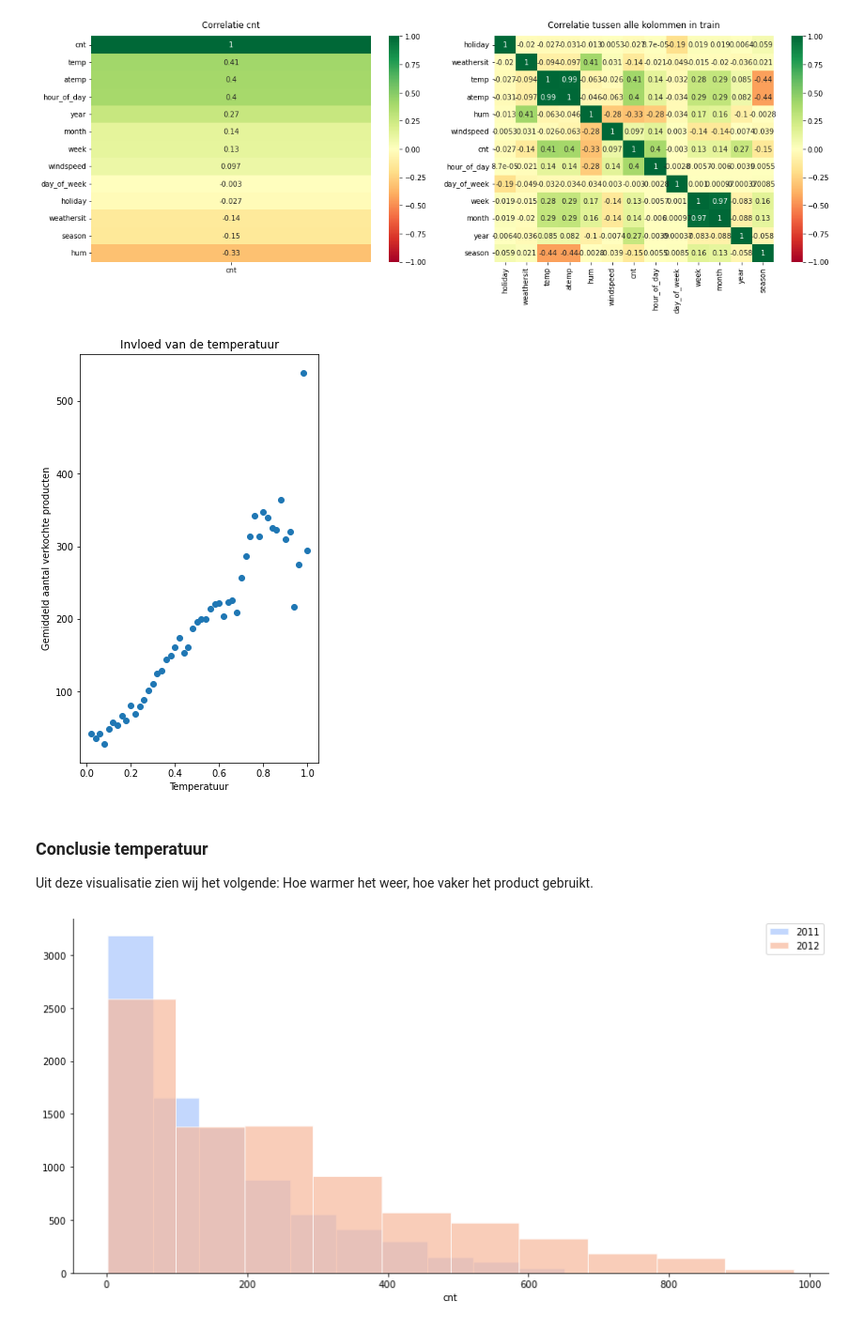
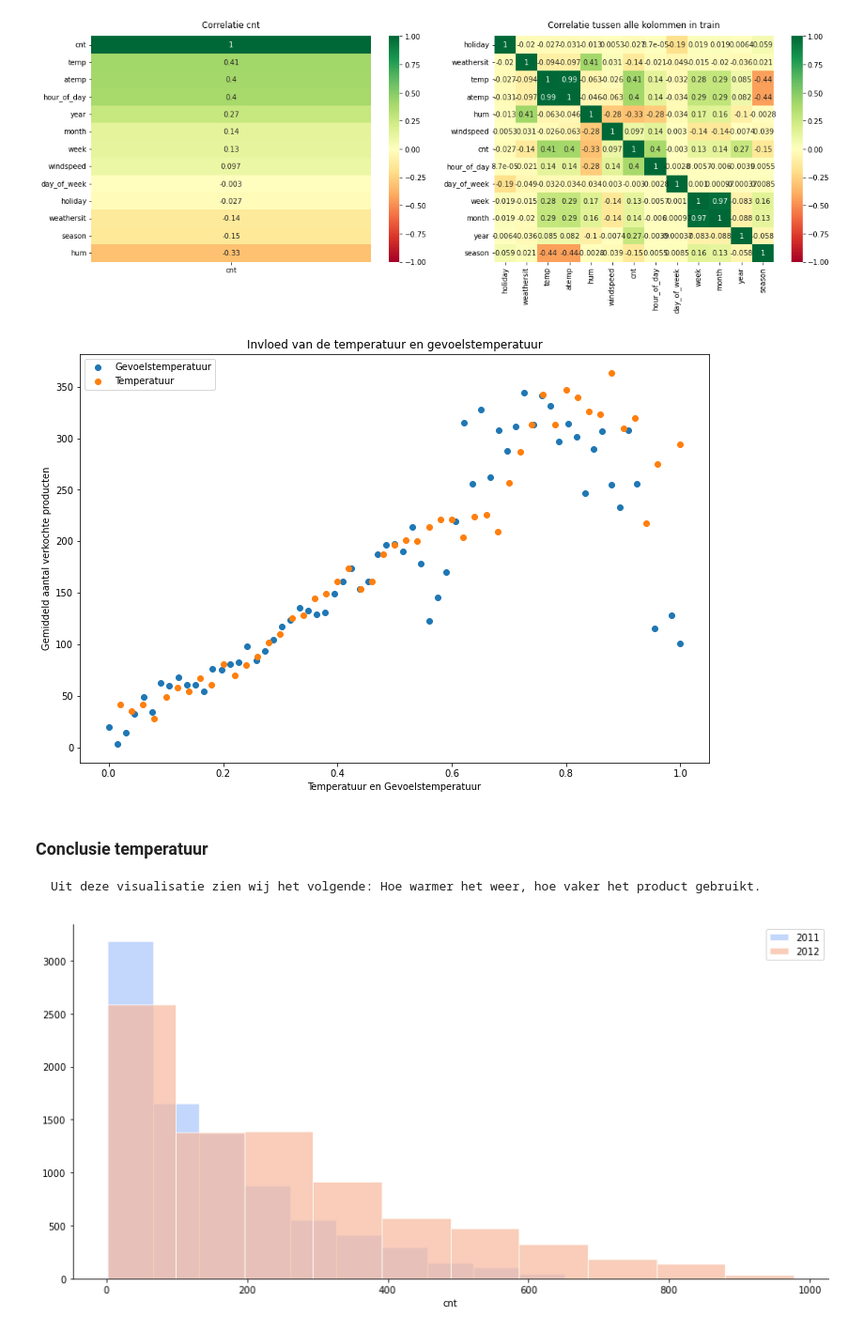
Before and after one commit to NimaGhafar/machine_learning_deurwaardes, a Jupyter notebook: Heethoofd_Portfolio.ipynb, the cells around one changed output. Shown at 94% size. Drawn from its saved outputs; the diff is of its cells as text; code cells hidden in the pictures.

```diff
--- a/Heethoofd_Portfolio.ipynb
+++ b/Heethoofd_Portfolio.ipynb
@@ -329,20 +334,31 @@ plt.show()
 # %% [output]
 [figure]
 # %%
-plt.figure(figsize=(10, 8))
+import matplotlib.pyplot as plt
+
+plt.figure(figsize=(12, 8))
+
+atemp_avg = train.groupby('atemp')['cnt'].mean()
+plt.scatter(atemp_avg.index, atemp_avg.values, label='Gevoelstemperatuur')
 
 temp_avg = train.groupby('temp')['cnt'].mean()
-plt.subplot(122)
-plt.scatter(temp_avg.index, temp_avg.values)
-plt.xlabel('Temperatuur')
+temp_avg = temp_avg[temp_avg.values <= 500]
+
+plt.scatter(temp_avg.index, temp_avg.values, label='Temperatuur')
+
+plt.xlabel('Temperatuur en Gevoelstemperatuur')
 plt.ylabel('Gemiddeld aantal verkochte producten')
-plt.title('Invloed van de temperatuur')
+plt.title('Invloed van de temperatuur en gevoelstemperatuur')
+plt.legend()
+
 plt.show()
+
+# 1 uitschieter eruit gehaald, waardoor de temp en atemp beter met elkaar overeen komen
 # %% [output]
-[figure, old version]
+[figure, new version]
-# %% [markdown]
-### Conclusie temperatuur
-Uit deze visualisatie zien wij het volgende: Hoe warmer het weer, hoe vaker het product gebruikt.
+# %% [markdown]
+### Conclusie temperatuur
+    Uit deze visualisatie zien wij het volgende: Hoe warmer het weer, hoe vaker het product gebruikt.
 # %%
 import seaborn as sns
 
```
Also changed, not shown: parts of 18 cells of this notebook.
